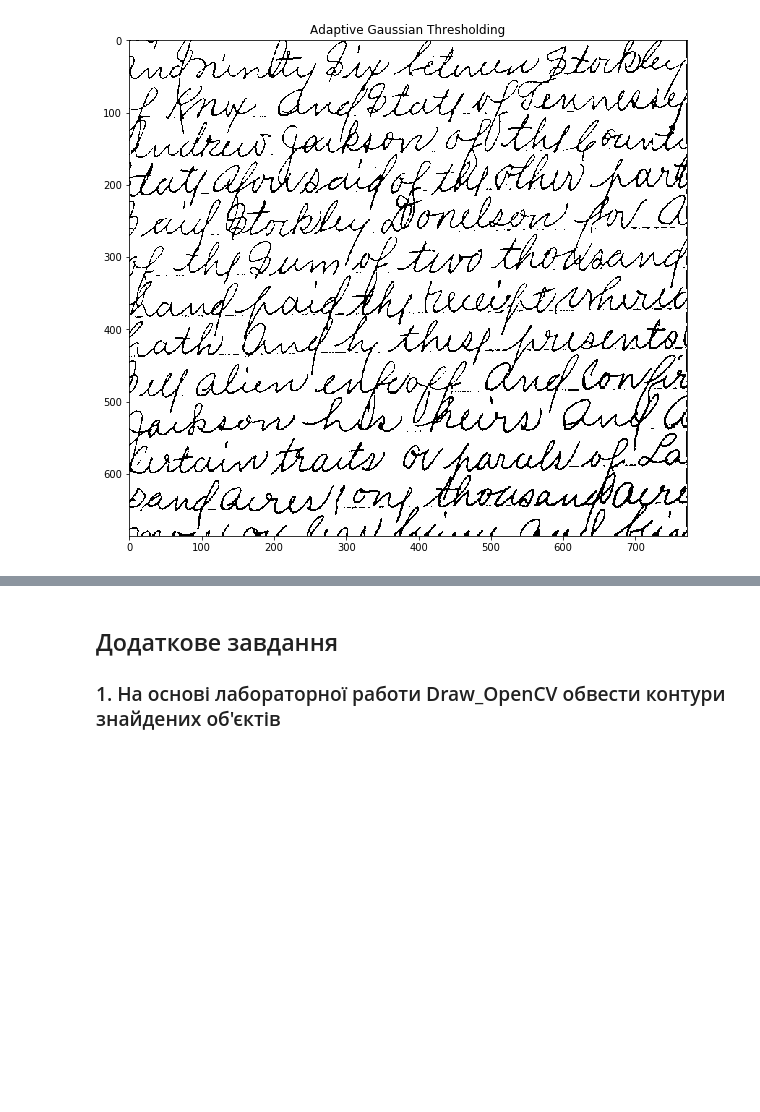
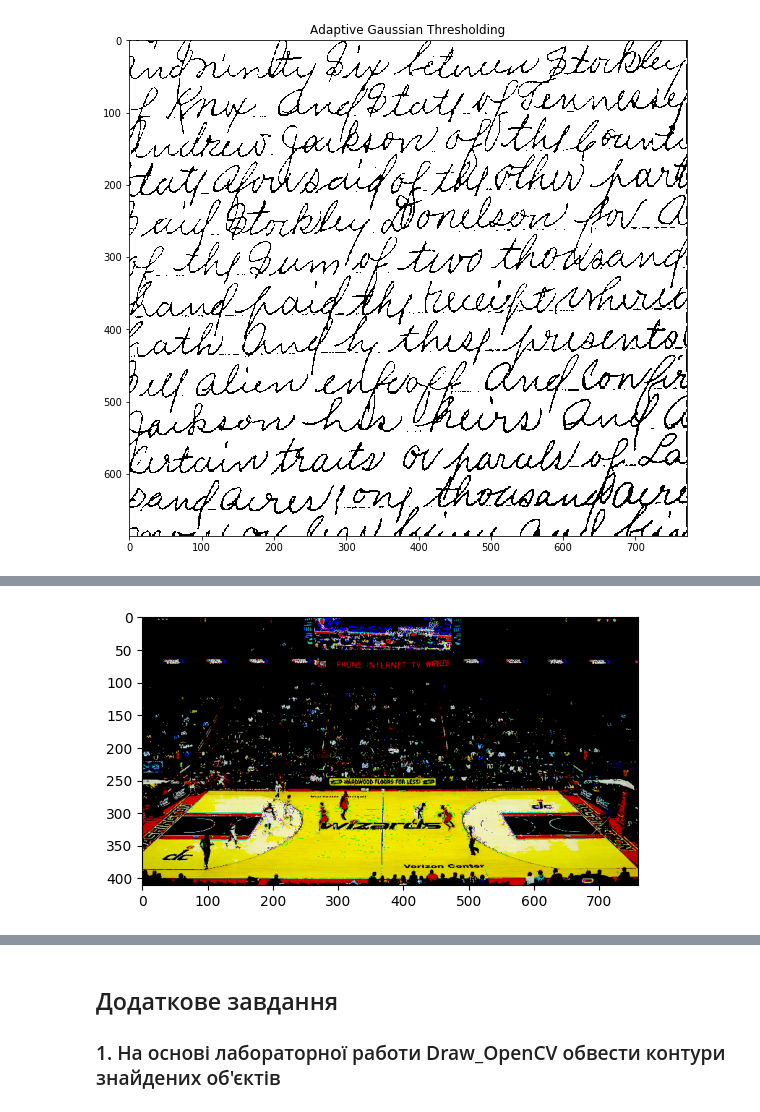
Before and after one commit to alevlage/images_labs, a Jupyter notebook: Lab6.ipynb, the cells around one changed output, grey strips where cells are left out. Cells and saved outputs as stored; diff of their text form; code cells hidden in the pictures; blank space fills up the shorter version.

```diff
--- a/Lab6.ipynb
+++ b/Lab6.ipynb
@@ -323,0 +364,7 @@ plt.imshow(th3, cmap = 'gray'); plt.title('Adaptive Gaussian Thresholding'); plt
+# %%
+threshold = 160
+
+ret, thresh_zero = cv2.threshold(thresh_zero_inv, threshold, max_val, cv2.THRESH_TOZERO)
+plt.imshow(thresh_zero, cmap = 'gray', vmin = 0, vmax = 255);
+# %% [output]
+[figure, added]
```
Also changed, not shown: parts of 7 cells of this notebook.
